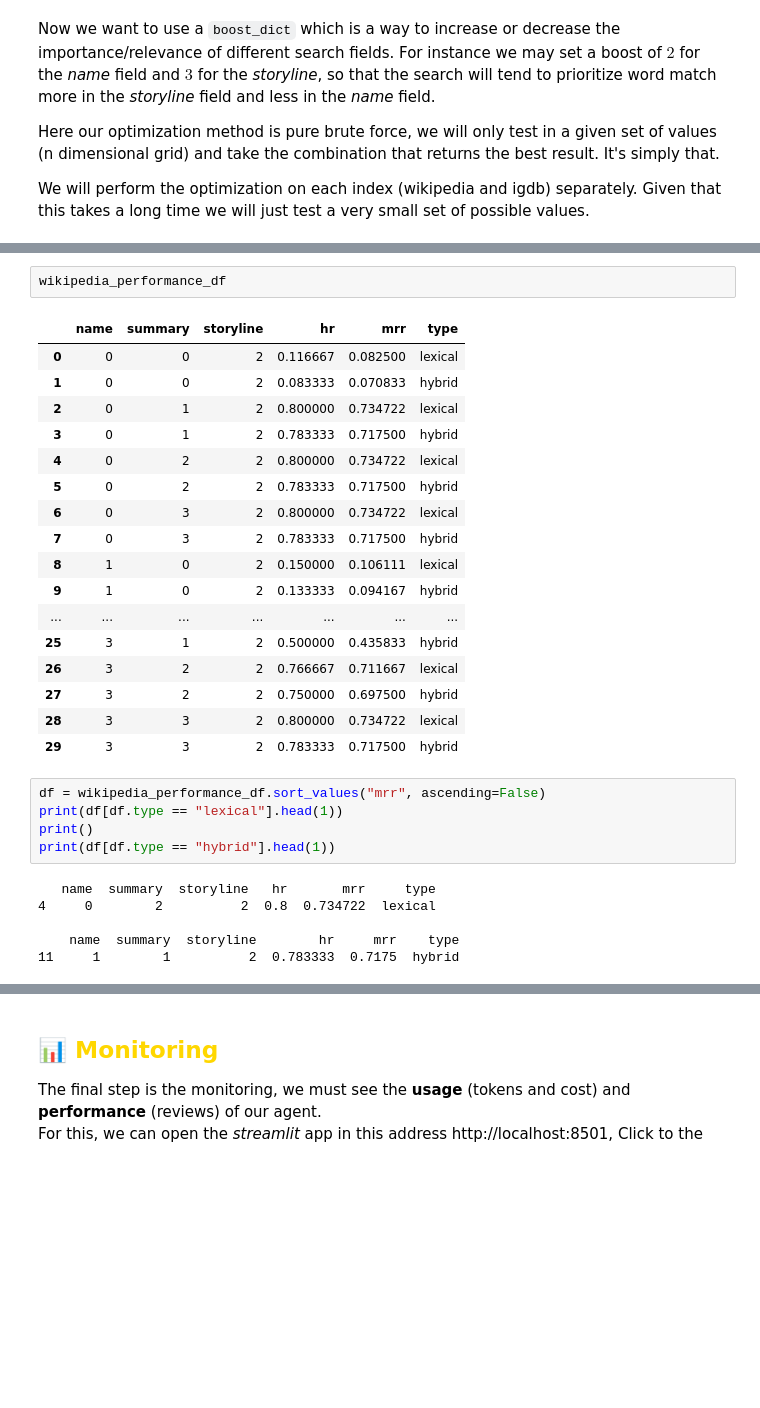
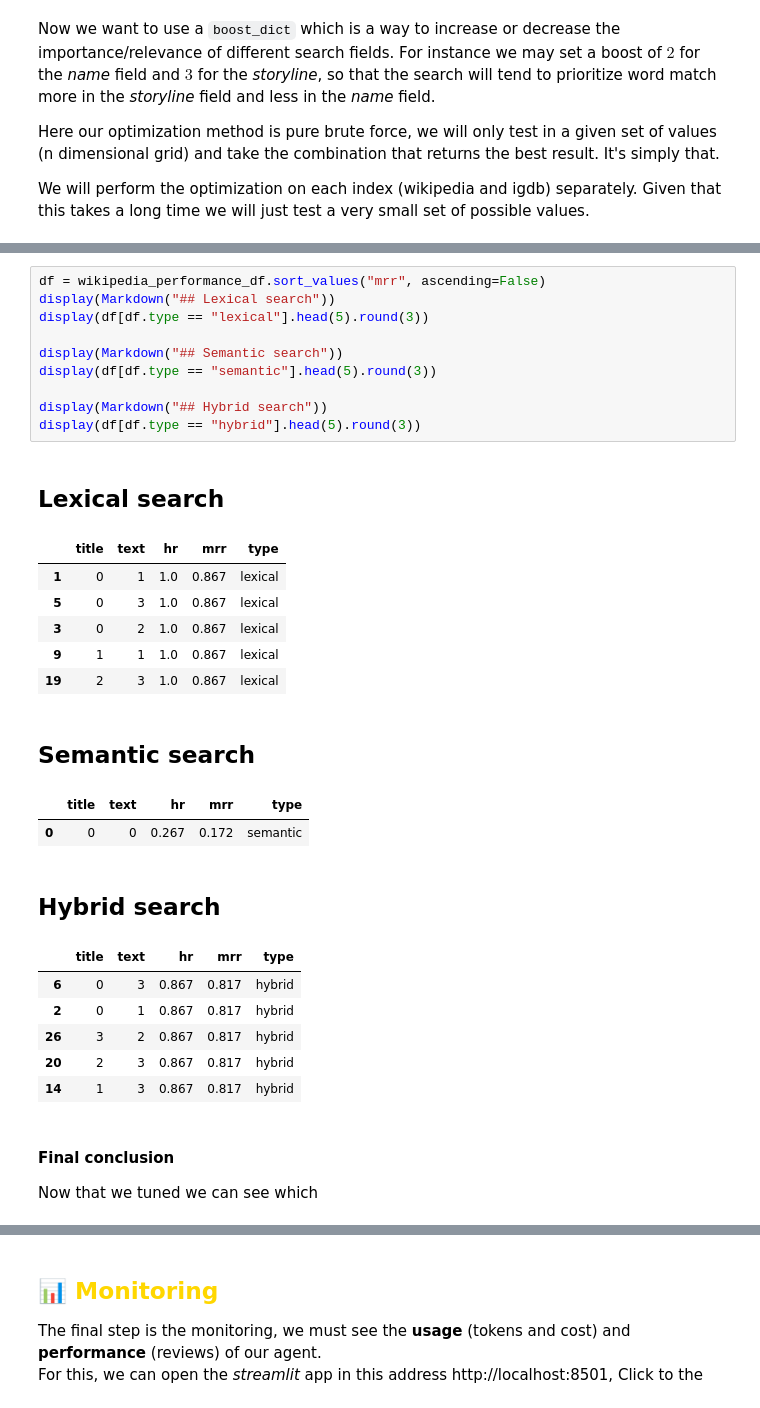
Before and after one commit to pedro-cardoso16/video-game-knowledge-assistant, a Jupyter notebook: main.ipynb, the cells around one changed output, grey strips where cells are left out. Saved outputs shown, nothing was run; the diff lists cells and outputs as text; blank space fills up the shorter version.

```diff
--- a/main.ipynb
+++ b/main.ipynb
@@ -300,34 +407,35 @@ wikipedia_performance_df = pd.DataFrame(results)
-# %%
-wikipedia_performance_df
-# %% [output]
-|  | name | summary | storyline | hr | mrr | type |
-| 0 | 0 | 0 | 2 | 0.116667 | 0.082500 | lexical |
-| 1 | 0 | 0 | 2 | 0.083333 | 0.070833 | hybrid |
-| 2 | 0 | 1 | 2 | 0.800000 | 0.734722 | lexical |
-| 3 | 0 | 1 | 2 | 0.783333 | 0.717500 | hybrid |
-| 4 | 0 | 2 | 2 | 0.800000 | 0.734722 | lexical |
-| 5 | 0 | 2 | 2 | 0.783333 | 0.717500 | hybrid |
-| 6 | 0 | 3 | 2 | 0.800000 | 0.734722 | lexical |
-| 7 | 0 | 3 | 2 | 0.783333 | 0.717500 | hybrid |
-| 8 | 1 | 0 | 2 | 0.150000 | 0.106111 | lexical |
-| 9 | 1 | 0 | 2 | 0.133333 | 0.094167 | hybrid |
-| ... | ... | ... | ... | ... | ... | ... |
-| 25 | 3 | 1 | 2 | 0.500000 | 0.435833 | hybrid |
-| 26 | 3 | 2 | 2 | 0.766667 | 0.711667 | lexical |
-| 27 | 3 | 2 | 2 | 0.750000 | 0.697500 | hybrid |
-| 28 | 3 | 3 | 2 | 0.800000 | 0.734722 | lexical |
-| 29 | 3 | 3 | 2 | 0.783333 | 0.717500 | hybrid |
 # %%
 df = wikipedia_performance_df.sort_values("mrr", ascending=False)
-print(df[df.type == "lexical"].head(1))
-print()
-print(df[df.type == "hybrid"].head(1))
+display(Markdown("## Lexical search"))
+display(df[df.type == "lexical"].head(5).round(3))
+
+display(Markdown("## Semantic search"))
+display(df[df.type == "semantic"].head(5).round(3))
+
+display(Markdown("## Hybrid search"))
+display(df[df.type == "hybrid"].head(5).round(3))
 # %% [output]
-   name  summary  storyline   hr       mrr     type
-4     0        2          2  0.8  0.734722  lexical
-
-    name  summary  storyline        hr     mrr    type
-11     1        1          2  0.783333  0.7175  hybrid
+## Lexical search
+|  | title | text | hr | mrr | type |
+| 1 | 0 | 1 | 1.0 | 0.867 | lexical |
+| 5 | 0 | 3 | 1.0 | 0.867 | lexical |
+| 3 | 0 | 2 | 1.0 | 0.867 | lexical |
+| 9 | 1 | 1 | 1.0 | 0.867 | lexical |
+| 19 | 2 | 3 | 1.0 | 0.867 | lexical |
+## Semantic search
+|  | title | text | hr | mrr | type |
+| 0 | 0 | 0 | 0.267 | 0.172 | semantic |
+## Hybrid search
+|  | title | text | hr | mrr | type |
+| 6 | 0 | 3 | 0.867 | 0.817 | hybrid |
+| 2 | 0 | 1 | 0.867 | 0.817 | hybrid |
+| 26 | 3 | 2 | 0.867 | 0.817 | hybrid |
+| 20 | 2 | 3 | 0.867 | 0.817 | hybrid |
+| 14 | 1 | 3 | 0.867 | 0.817 | hybrid |
+# %% [markdown]
+#### Final conclusion
+
+Now that we tuned we can see which
 # %% [markdown]
 ### 🔧 <span style=color:silver>Tools and final RAG answer evaluation</span>
 
```
Also changed, not shown: parts of 24 cells of this notebook, 9 other files.
